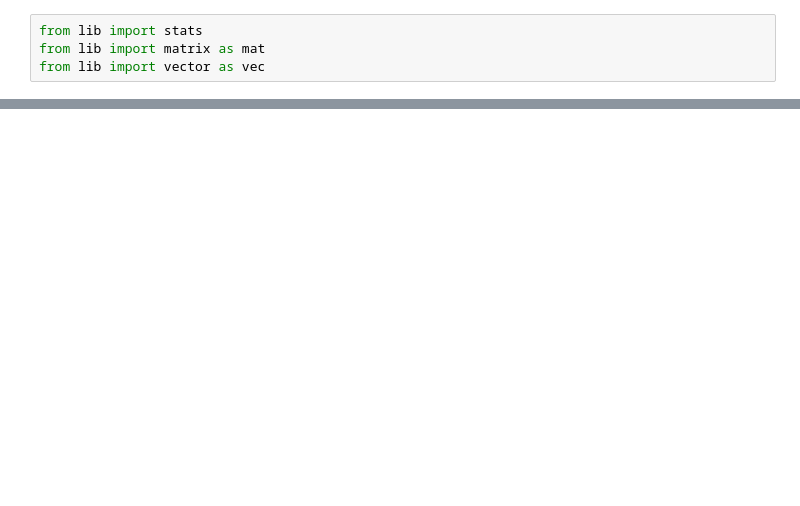
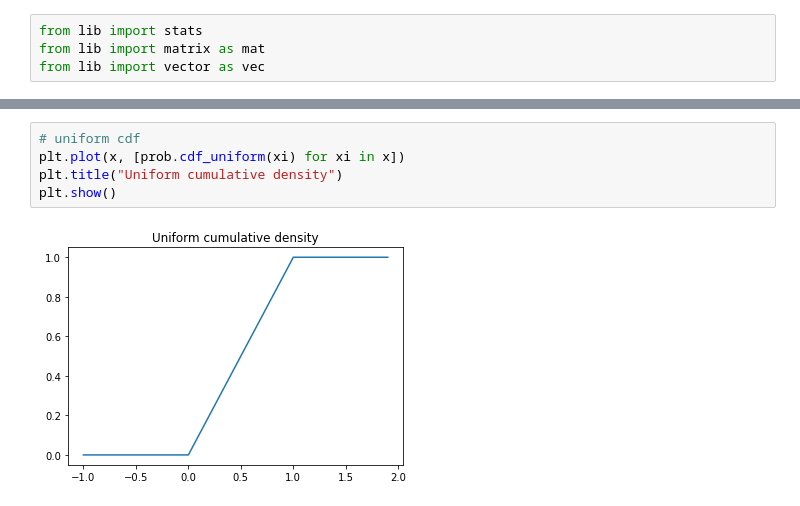
Before and after one commit to ivaturi/onepercent, a Jupyter notebook: ds/ds-from-scratch/ds-from-scratch.ipynb, the cells around one changed output, grey strips where cells are left out. Saved outputs shown, nothing was run; the diff lists cells and outputs as text; blank space fills up the shorter version.

```diff
--- a/ds/ds-from-scratch/ds-from-scratch.ipynb
+++ b/ds/ds-from-scratch/ds-from-scratch.ipynb
@@ -37,0 +55,7 @@ print(f" Correlation: {stats.correlation(v1, v2):.2f}")
+# %%
+# uniform cdf
+plt.plot(x, [prob.cdf_uniform(xi) for xi in x])
+plt.title("Uniform cumulative density")
+plt.show()
+# %% [output]
+[figure, added]
```
Also changed, not shown: parts of 7 cells of this notebook, 1 other file.
